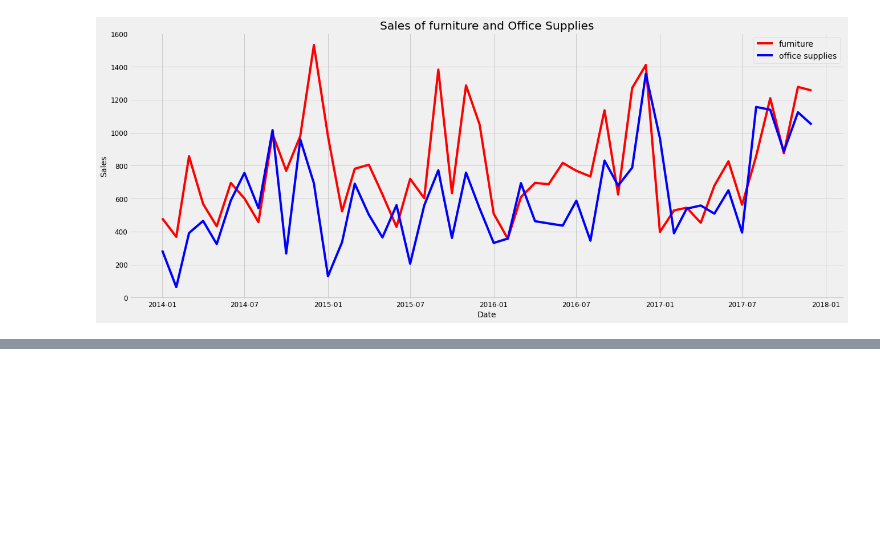
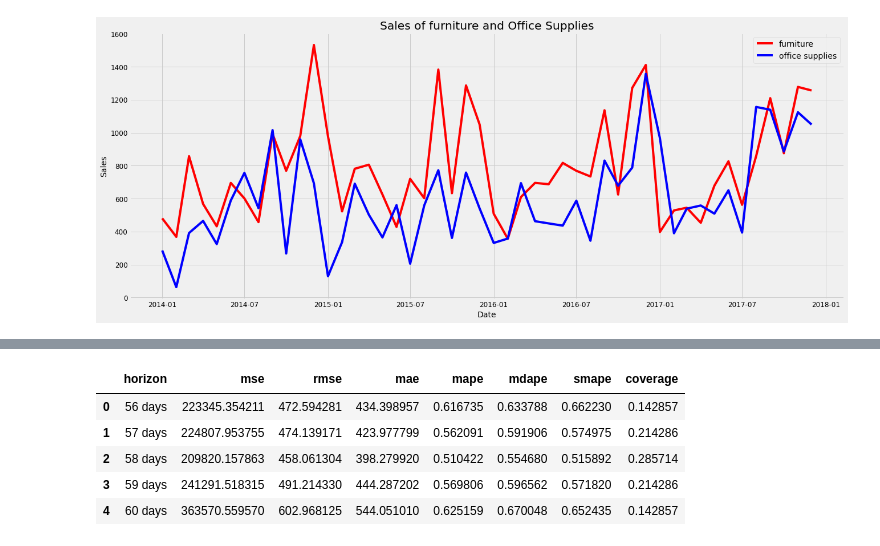
Before and after one commit to Chanakyasarma/Forecasting-System-Internship, a Jupyter notebook: Forecasting using Arima Model.ipynb, the cells around one changed output, grey strips where cells are left out. Saved outputs shown, nothing was run; the diff lists cells and outputs as text; code cells hidden in the pictures; blank space fills up the shorter version.

```diff
--- a/Forecasting using Arima Model.ipynb
+++ b/Forecasting using Arima Model.ipynb
@@ -409,0 +465,11 @@ plt.legend()
+# %%
+from prophet.diagnostics import performance_metrics
+df_p = performance_metrics(df_cv)
+df_p.head()
+# %% [output]
+|  | horizon | mse | rmse | mae | mape | mdape | smape | coverage |
+| 0 | 56 days | 223345.354211 | 472.594281 | 434.398957 | 0.616735 | 0.633788 | 0.662230 | 0.142857 |
+| 1 | 57 days | 224807.953755 | 474.139171 | 423.977799 | 0.562091 | 0.591906 | 0.574975 | 0.214286 |
+| 2 | 58 days | 209820.157863 | 458.061304 | 398.279920 | 0.510422 | 0.554680 | 0.515892 | 0.285714 |
+| 3 | 59 days | 241291.518315 | 491.214330 | 444.287202 | 0.569806 | 0.596562 | 0.571820 | 0.214286 |
+| 4 | 60 days | 363570.559570 | 602.968125 | 544.051010 | 0.625159 | 0.670048 | 0.652435 | 0.142857 |
```
Also changed, not shown: parts of 12 cells of this notebook.
